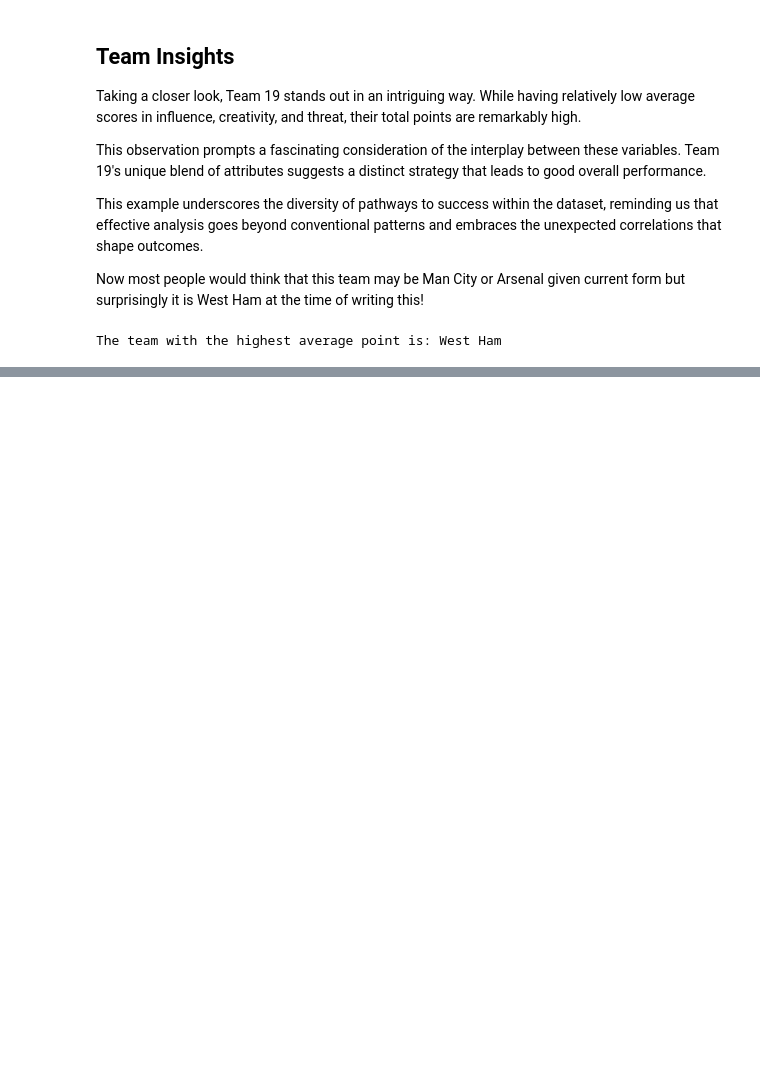
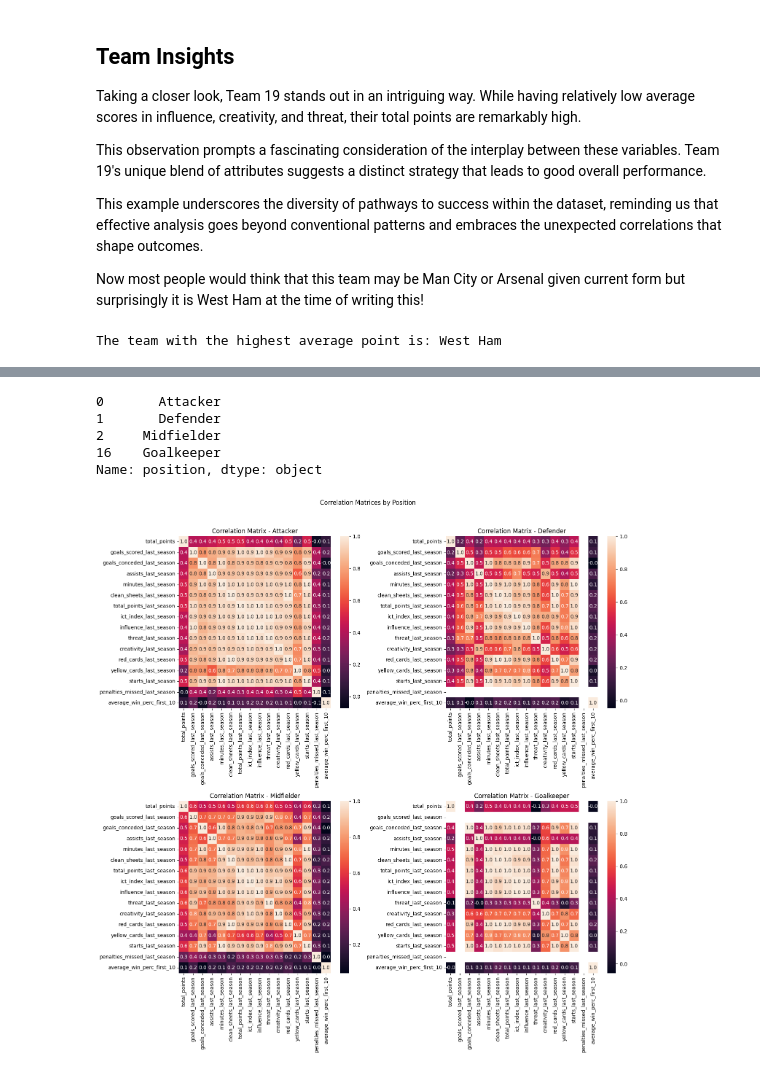
Before and after one commit to Benglennon123/fantasy_fpl, a Jupyter notebook: introduction.ipynb, the cells around one changed output, grey strips where cells are left out. Drawn from its saved outputs; the diff is of its cells as text; code cells hidden in the pictures; blank space fills up the shorter version.

```diff
--- a/introduction.ipynb
+++ b/introduction.ipynb
@@ -273,0 +372,36 @@ df = pd.read_csv('data/curated.csv')
+# %%
+df.position.drop_duplicates()
+# %% [output]
+0       Attacker
+1       Defender
+2     Midfielder
+16    Goalkeeper
+Name: position, dtype: object
+# %%
+positions = list(df.position.drop_duplicates())
+var_list = ['total_points','position','goals_scored_last_season', 'goals_conceded_last_season','assists_last_season', 'minutes_last_season','clean_sheets_last_season',
+            'total_points_last_season','ict_index_last_season','influence_last_season','threat_last_season','creativity_last_season', 'red_cards_last_season','yellow_cards_last_season', 'starts_last_season','penalties_missed_last_season','average_win_perc_first_10']
+filterdf = df[var_list]
+position_dataframes = {position: filterdf[filterdf['position'] == position] for position in positions}
+
+# Plotting subplots for correlation matrices
+fig, axes = plt.subplots(2, 2, figsize=(15, 15))
+fig.suptitle("Correlation Matrices by Position", y=1.02)
+
+for i, (position, current_df) in enumerate(position_dataframes.items()):
+    row, col = i // 2, i % 2
+    ax = axes[row, col]
+
+    corr_matrix = current_df.corr()
+    sns.heatmap(corr_matrix,annot=True,fmt=".1f", ax=ax)
+    ax.set_title(f'Correlation Matrix - {position.capitalize()}')
+    ax.set_xticklabels(ax.get_xticklabels(), rotation=90)
+    ax.set_yticklabels(ax.get_yticklabels(), rotation=0)
+
+# Adjust layout
+plt.tight_layout()
+
+# Show the plots
+plt.show()
+# %% [output]
+[figure, added]
```
Also changed, not shown: parts of 16 cells of this notebook, 3 other files.
